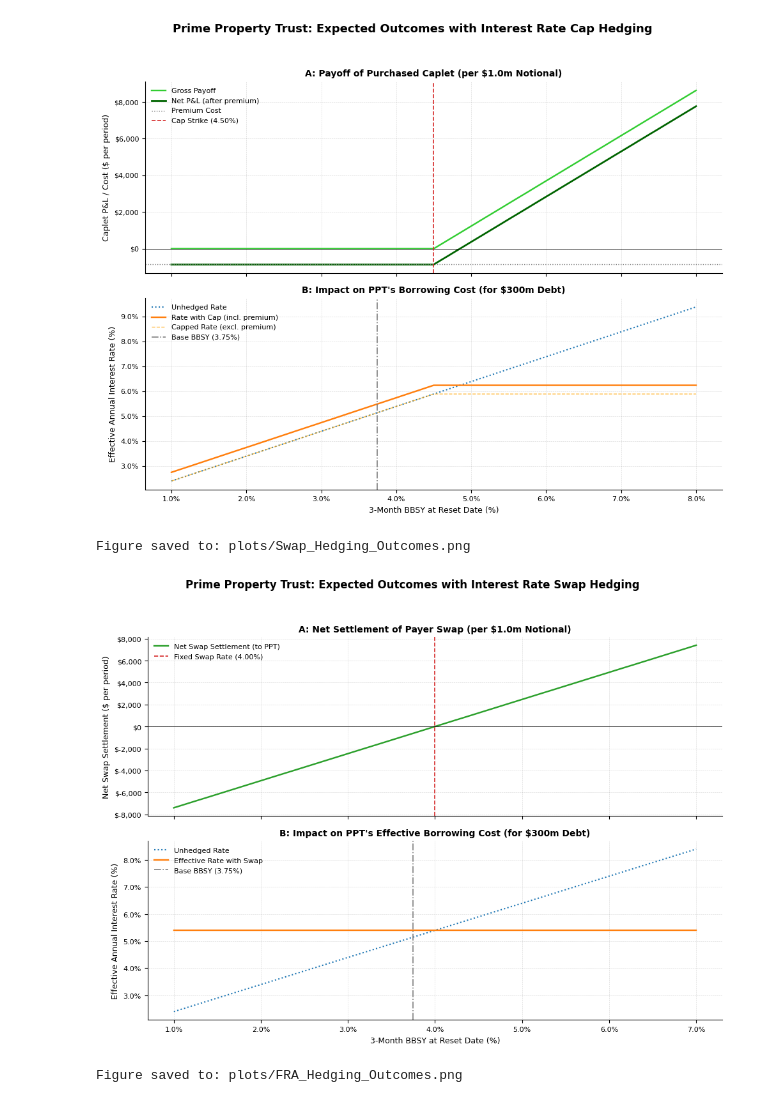
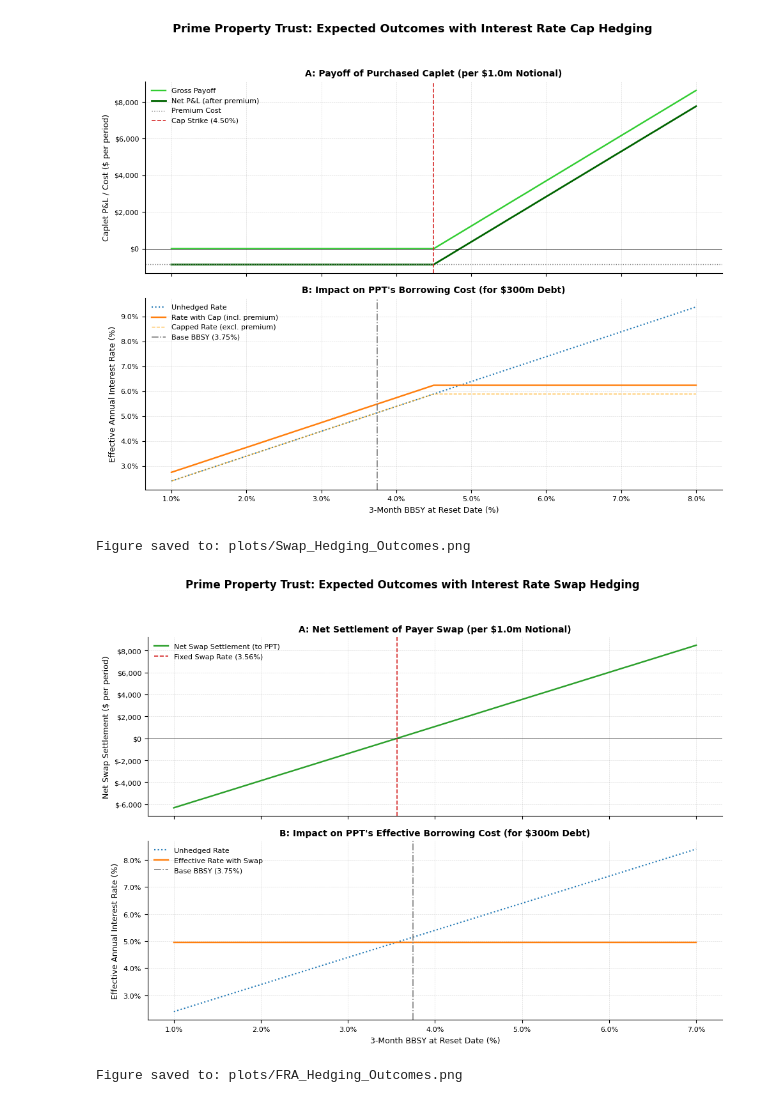
Before and after one commit to ZacKienzle2/CBA, a Jupyter notebook: code/payoffs.ipynb, the cells around one changed output. Saved outputs shown, nothing was run; the diff lists cells and outputs as text; code cells hidden in the pictures.

```diff
--- a/code/payoffs.ipynb
+++ b/code/payoffs.ipynb
@@ -426,31 +426,31 @@ def plot_swap_hedging_outcomes(
 # %%
 p_pct = 100000000
 s_pct = 0.0120
 p_ss = 200000000
 s_ss = 0.0150
 total_combined_principal_for_ppt = p_pct + p_ss
 avg_spread_for_ppt = (p_pct * s_pct + p_ss * s_ss) / total_combined_principal_for_ppt
 
 bbsy_fy25_input_pct = 3.75
 
-example_fixed_swap_rate_pct = 4.00
+example_fixed_swap_rate_pct = 3.564569
 
 fig_swap_outcomes = plot_swap_hedging_outcomes(
     principal_for_panel_b=total_combined_principal_for_ppt,
     spread_for_panel_b=avg_spread_for_ppt,
     fixed_swap_rate_pct=example_fixed_swap_rate_pct,
     base_bbsy_pct=bbsy_fy25_input_pct,
     bbsy_plot_range_min_pct=1.0,
     bbsy_plot_range_max_pct=7.0,
     num_plot_points=101,
     currency_symbol="$",
     interest_period_days=90.0,
     panel_a_notional_unit=1000000,
     plot_file_name="Swap_Hedging_Outcomes.png"
 )
 # %% [output]
 Figure saved to: plots/Swap_Hedging_Outcomes.png
-[figure, old version]
+[figure, new version]
 # %%
 def plot_fra_hedging_outcomes(
     notional_principal_for_panel_a, # Renamed for clarity, used for Panel A
```
Also changed, not shown: parts of 3 cells of this notebook, 14 other files.
